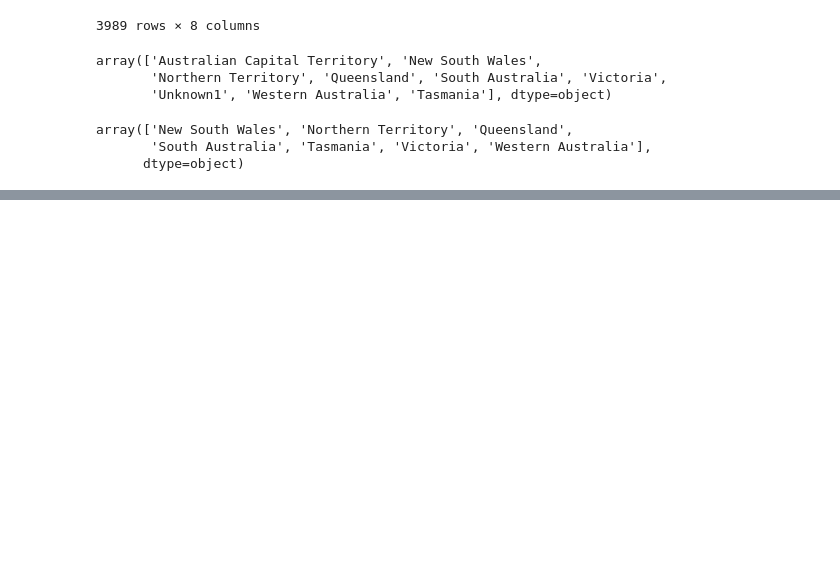
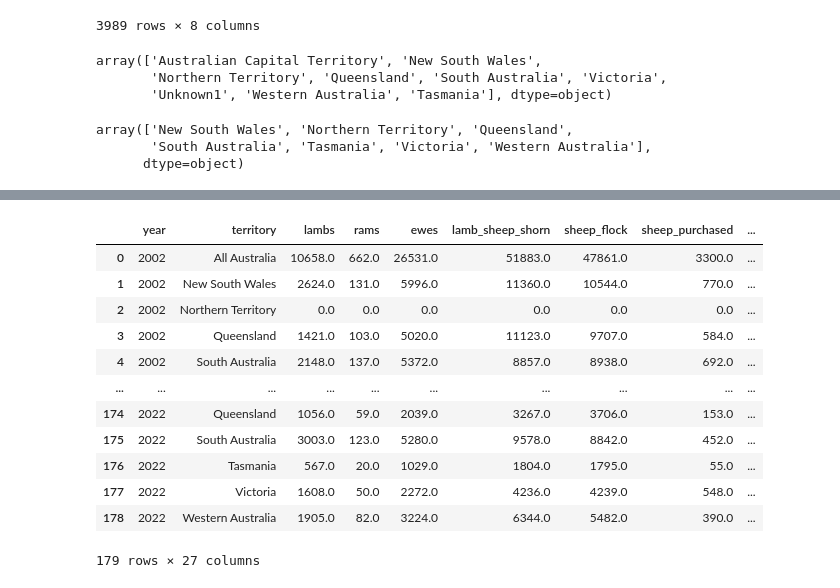
Before and after one commit to liza-drini/ceu-ds-project-C-2026, a Jupyter notebook: src/kseniia_merging.ipynb, the cells around one changed output, grey strips where cells are left out. Cells and saved outputs as stored; diff of their text form; code cells hidden in the pictures; blank space fills up the shorter version.

Commit message:
merging

```diff
--- a/src/kseniia_merging.ipynb
+++ b/src/kseniia_merging.ipynb
@@ -130,0 +289,15 @@ eco_df = pd.read_csv('../datasets/Cost.csv')
+# %%
+# by cost type (sum of total cost) ---
+ctype = (
+    eco_df2.pivot_table(index=keys, columns="Type_of_cost", values=COST,
+                    aggfunc="sum", fill_value=0)
+)
+ctype.columns = [f"eco_type_{slug(c)}" for c in ctype.columns]
+ctype = ctype.reset_index()
+# %%
+# final aggreagated eco table ---
+eco_year_territory = (
+    eco_totals.merge(sector, on=keys, how="left")
+          .merge(ctype, on=keys, how="left")
+)
+eco_year_territory
@@ -130,0 +322,6 @@ eco_df = pd.read_csv('../datasets/Cost.csv')
+# %%
+num_cols = eco_year_territory.columns.difference(keys)
+eco_year_territory[num_cols] = eco_year_territory[num_cols].fillna(0) # fill NaN in number cols
+
+eco_year_territory = eco_year_territory.sort_values(keys).reset_index(drop=True)
+eco_year_territory.head()
@@ -130,0 +335,21 @@ eco_df = pd.read_csv('../datasets/Cost.csv')
+# %%
+eco_year_territory = eco_year_territory.rename(columns={"Publication_year": "year"})
+# %%
+keys = ["year", "territory"]
+farm_cat_merged = farm_cat_merged[farm_cat_merged["year"] >= 2002]
+farm_cat_eco_merged = farm_cat_merged.merge(eco_year_territory, on=keys, how="outer") # merging farm + cats + costs tables
+farm_cat_eco_merged
+# %% [output]
+|  | year | territory | lambs | rams | ewes | lamb_sheep_shorn | sheep_flock | sheep_purchased | ... |
+| 0 | 2002 | All Australia | 10658.0 | 662.0 | 26531.0 | 51883.0 | 47861.0 | 3300.0 | ... |
+| 1 | 2002 | New South Wales | 2624.0 | 131.0 | 5996.0 | 11360.0 | 10544.0 | 770.0 | ... |
+| 2 | 2002 | Northern Territory | 0.0 | 0.0 | 0.0 | 0.0 | 0.0 | 0.0 | ... |
+| 3 | 2002 | Queensland | 1421.0 | 103.0 | 5020.0 | 11123.0 | 9707.0 | 584.0 | ... |
+| 4 | 2002 | South Australia | 2148.0 | 137.0 | 5372.0 | 8857.0 | 8938.0 | 692.0 | ... |
+| ... | ... | ... | ... | ... | ... | ... | ... | ... | ... |
+| 174 | 2022 | Queensland | 1056.0 | 59.0 | 2039.0 | 3267.0 | 3706.0 | 153.0 | ... |
+| 175 | 2022 | South Australia | 3003.0 | 123.0 | 5280.0 | 9578.0 | 8842.0 | 452.0 | ... |
+| 176 | 2022 | Tasmania | 567.0 | 20.0 | 1029.0 | 1804.0 | 1795.0 | 55.0 | ... |
+| 177 | 2022 | Victoria | 1608.0 | 50.0 | 2272.0 | 4236.0 | 4239.0 | 548.0 | ... |
+| 178 | 2022 | Western Australia | 1905.0 | 82.0 | 3224.0 | 6344.0 | 5482.0 | 390.0 | ... |
+179 rows × 27 columns
```
Also changed, not shown: parts of 37 cells of this notebook, 4 other files.
